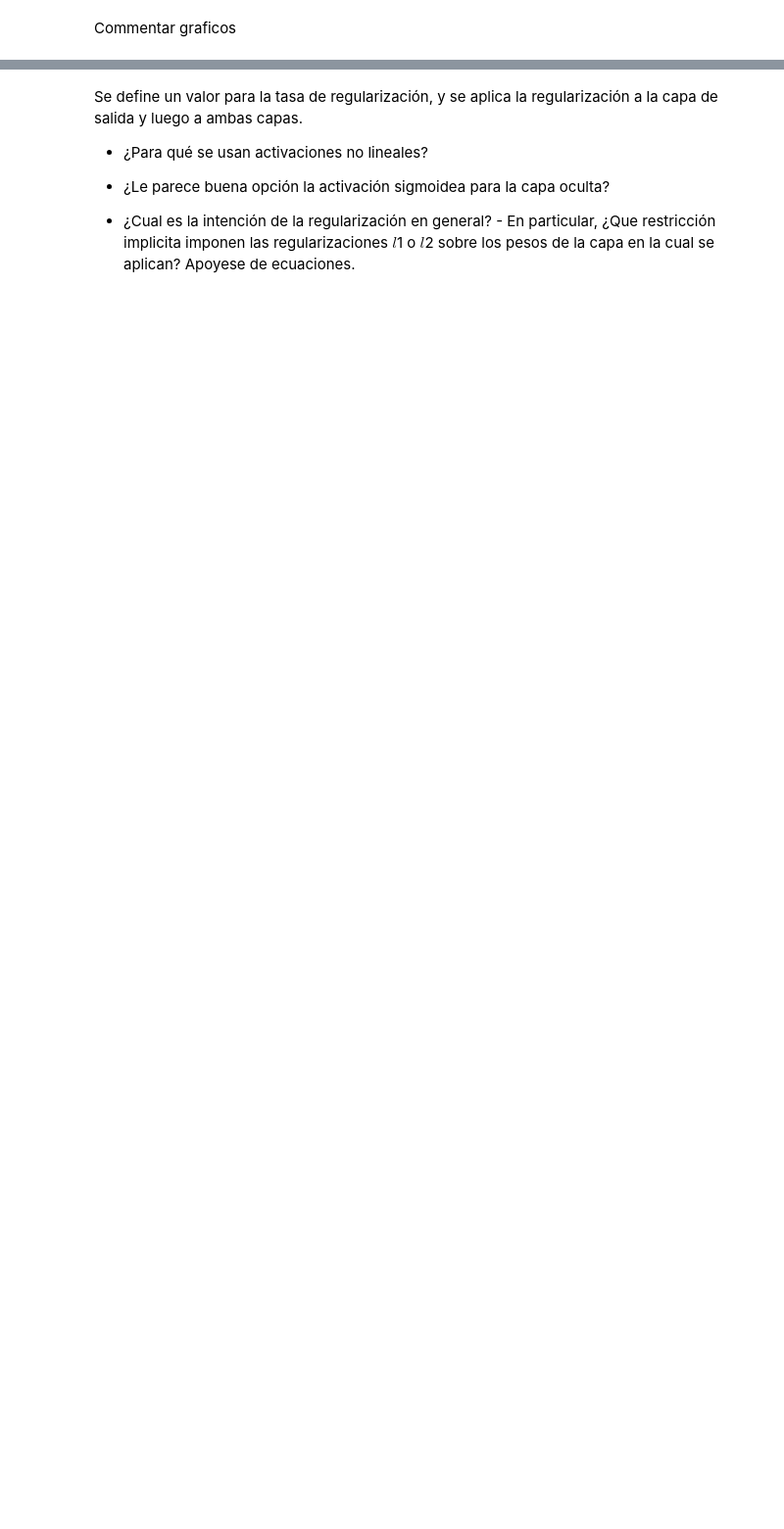
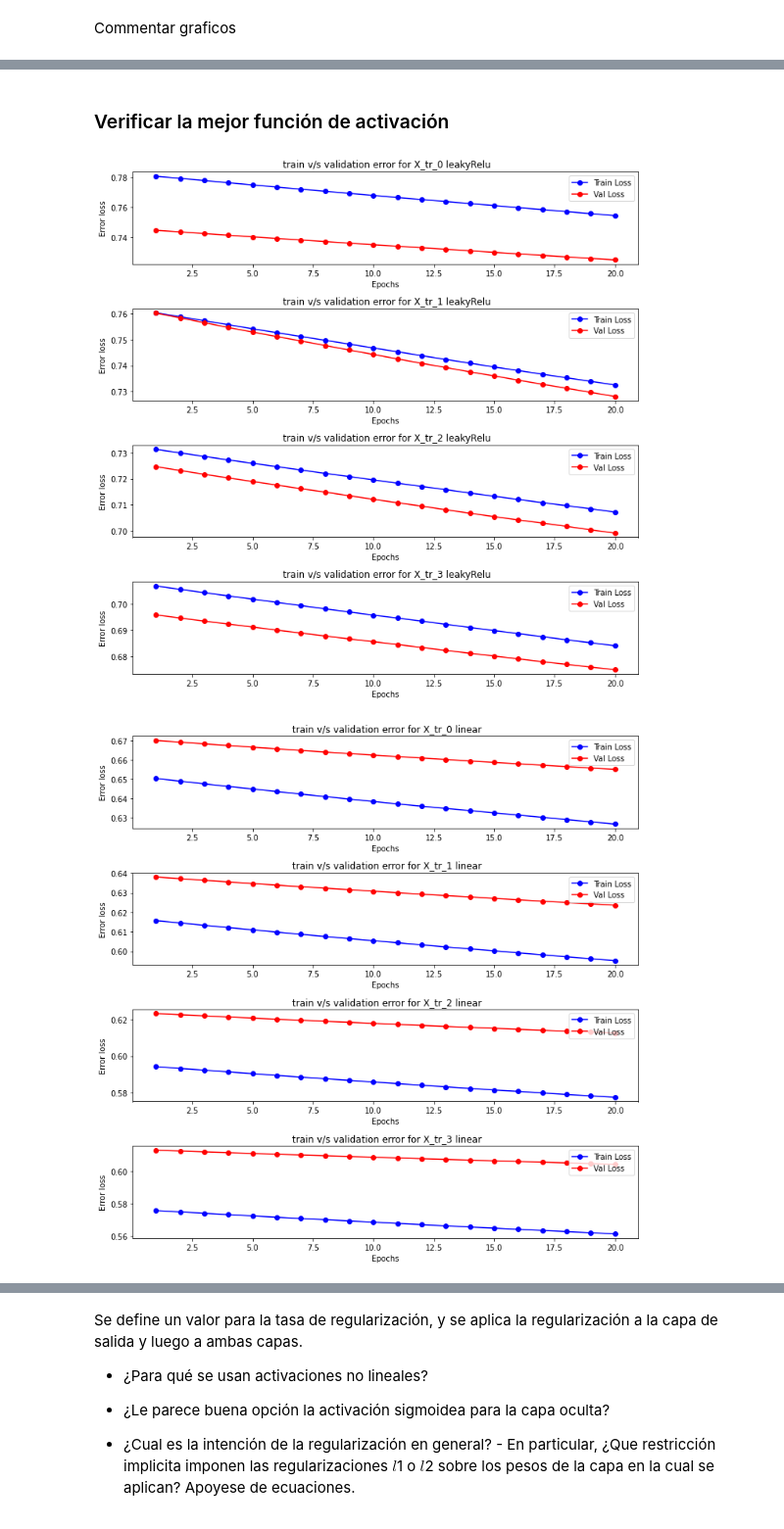
Before and after one commit to yeriel/Latin_accent_classifications, a Jupyter notebook: Tarea_Guiada_1.ipynb, the cells around one changed output, grey strips where cells are left out. Shown at 98% size. Cells and saved outputs as stored; diff of their text form; code cells hidden in the pictures; blank space fills up the shorter version.

```diff
--- a/Tarea_Guiada_1.ipynb
+++ b/Tarea_Guiada_1.ipynb
@@ -456,0 +524,25 @@ Se explorar distintas funciones de activación y de regularización. En ambos ca
+# %% [markdown]
+### Verificar la mejor función de activación
+# %%
+# verify the best activation function
+activations = ['leakyRelu','linear','tanh','sigmoid']
+learningRate = 2e-4
+
+for fun in activations:
+    model = modelANN(function=fun)
+    model.compile(tf.keras.optimizers.SGD(learning_rate=learningRate),
+                  loss = tf.keras.losses.BinaryCrossentropy(),
+                  metrics = tf.keras.metrics.BinaryAccuracy())
+
+    histories = []
+    for i in range(4):
+        val = f'X_val_{i}'
+        tr = f'X_tr_{i}'
+        histories.append(model.fit(X[tr], y_tr, epochs=20,
+                        validation_data=(X[val],y_val),
+                        verbose = 0))
+
+    plotErrors(histories, name=fun)
+# %% [output]
+[figure, added]
+[figure, added]
```
Also changed, not shown: parts of 16 cells of this notebook.
